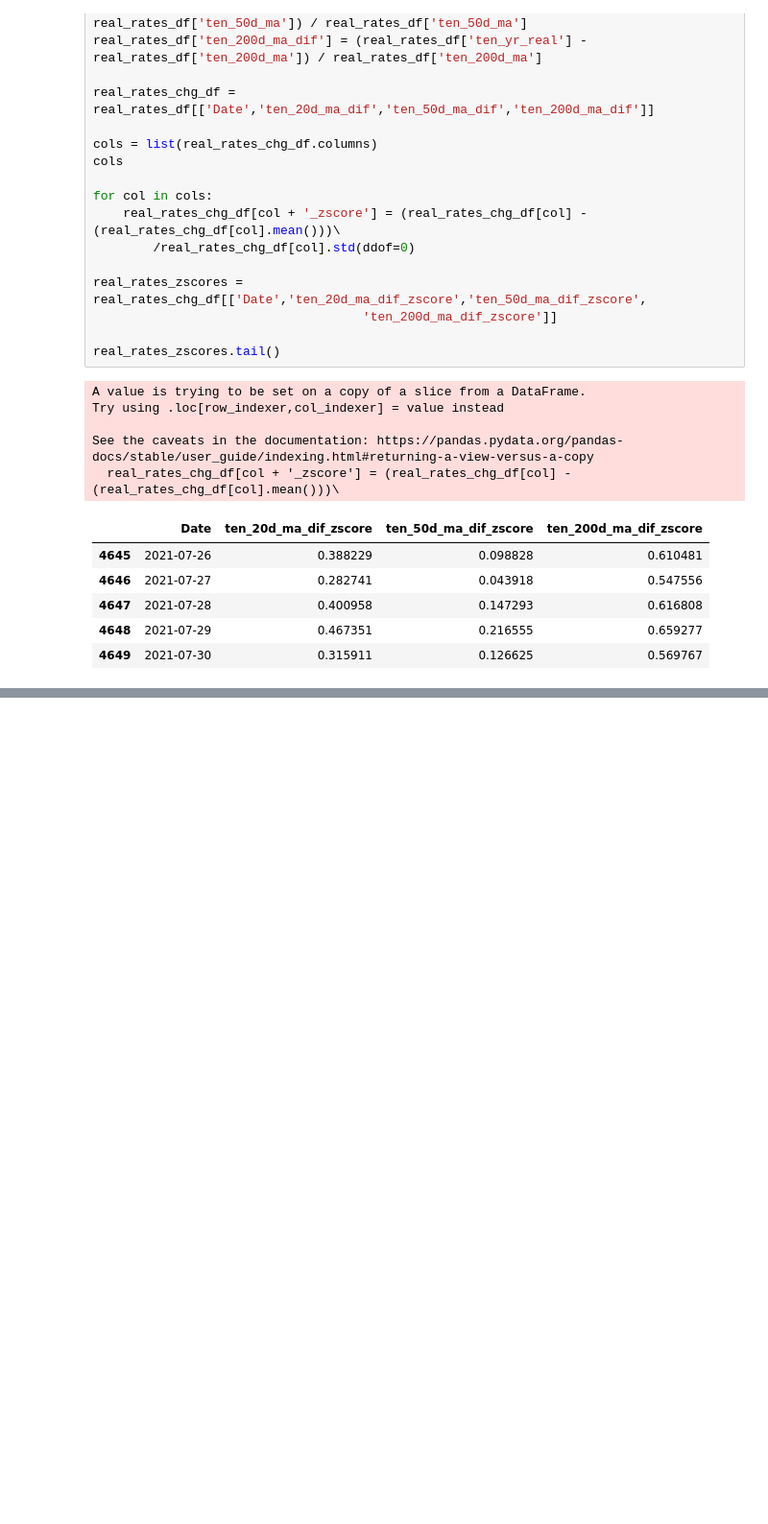
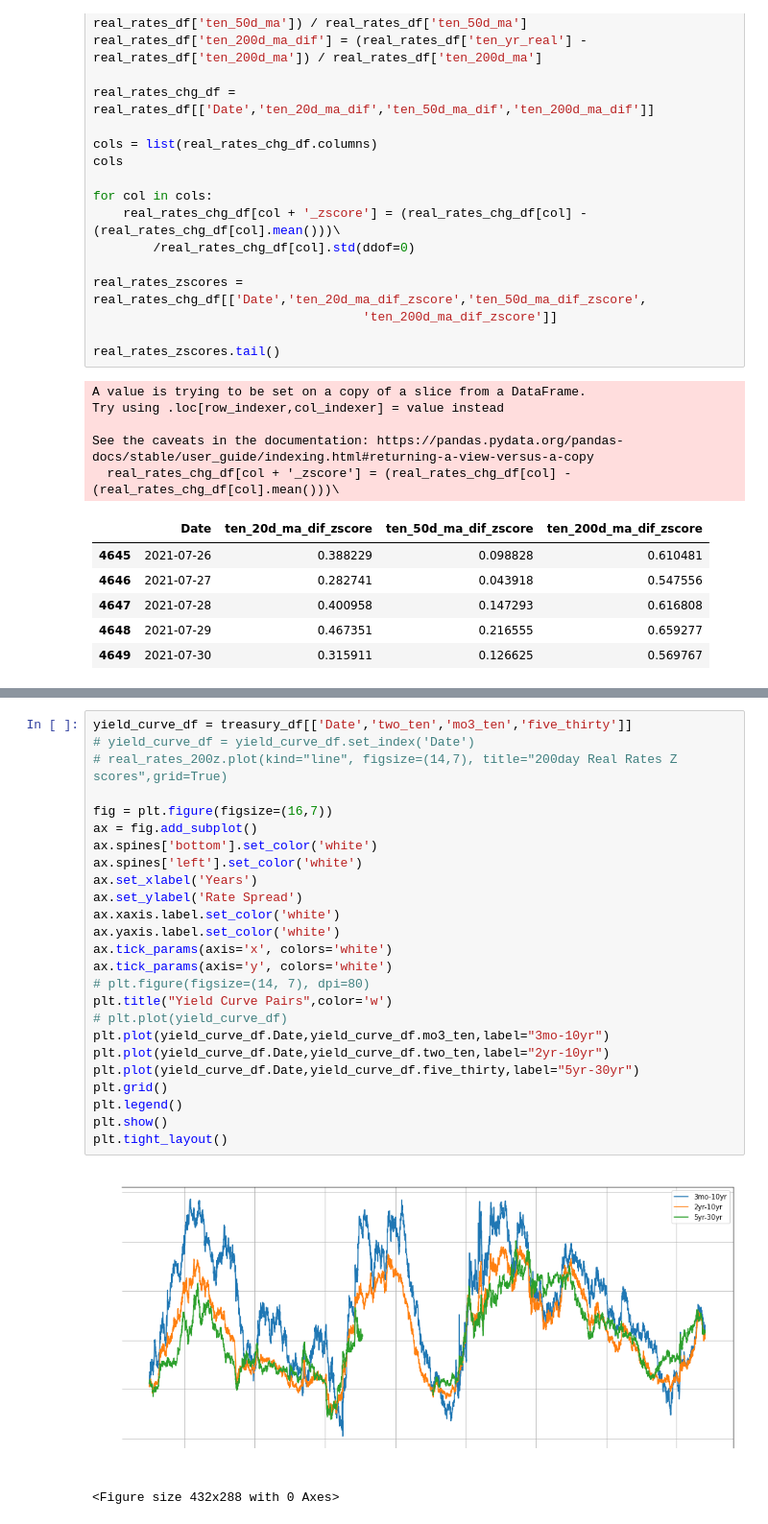
Before and after one commit to obsessedquant/Economic_Indicators, a Jupyter notebook: Economic_Indicators_Analysis.ipynb, the cells around one changed output, grey strips where cells are left out. Shown at 96% size. Cells and saved outputs as stored; diff of their text form; blank space fills up the shorter version.

Commit message:
Added yield curve graph, updated README file

```diff
--- a/Economic_Indicators_Analysis.ipynb
+++ b/Economic_Indicators_Analysis.ipynb
@@ -130,0 +141,28 @@ See the caveats in the documentation: https://pandas.pydata.org/pandas-docs/stab
+# %%
+yield_curve_df = treasury_df[['Date','two_ten','mo3_ten','five_thirty']]
+# yield_curve_df = yield_curve_df.set_index('Date')
+# real_rates_200z.plot(kind="line", figsize=(14,7), title="200day Real Rates Z scores",grid=True)
+
+fig = plt.figure(figsize=(16,7))
+ax = fig.add_subplot()
+ax.spines['bottom'].set_color('white')
+ax.spines['left'].set_color('white')
+ax.set_xlabel('Years')
+ax.set_ylabel('Rate Spread')
+ax.xaxis.label.set_color('white')
+ax.yaxis.label.set_color('white')
+ax.tick_params(axis='x', colors='white')
+ax.tick_params(axis='y', colors='white')
+# plt.figure(figsize=(14, 7), dpi=80)
+plt.title("Yield Curve Pairs",color='w')
+# plt.plot(yield_curve_df)
+plt.plot(yield_curve_df.Date,yield_curve_df.mo3_ten,label="3mo-10yr")
+plt.plot(yield_curve_df.Date,yield_curve_df.two_ten,label="2yr-10yr")
+plt.plot(yield_curve_df.Date,yield_curve_df.five_thirty,label="5yr-30yr")
+plt.grid()
+plt.legend()
+plt.show()
+plt.tight_layout()
+# %% [output]
+[figure, added]
+<Figure size 432x288 with 0 Axes>
```
Also changed, not shown: parts of 3 cells of this notebook, 3 other files.
